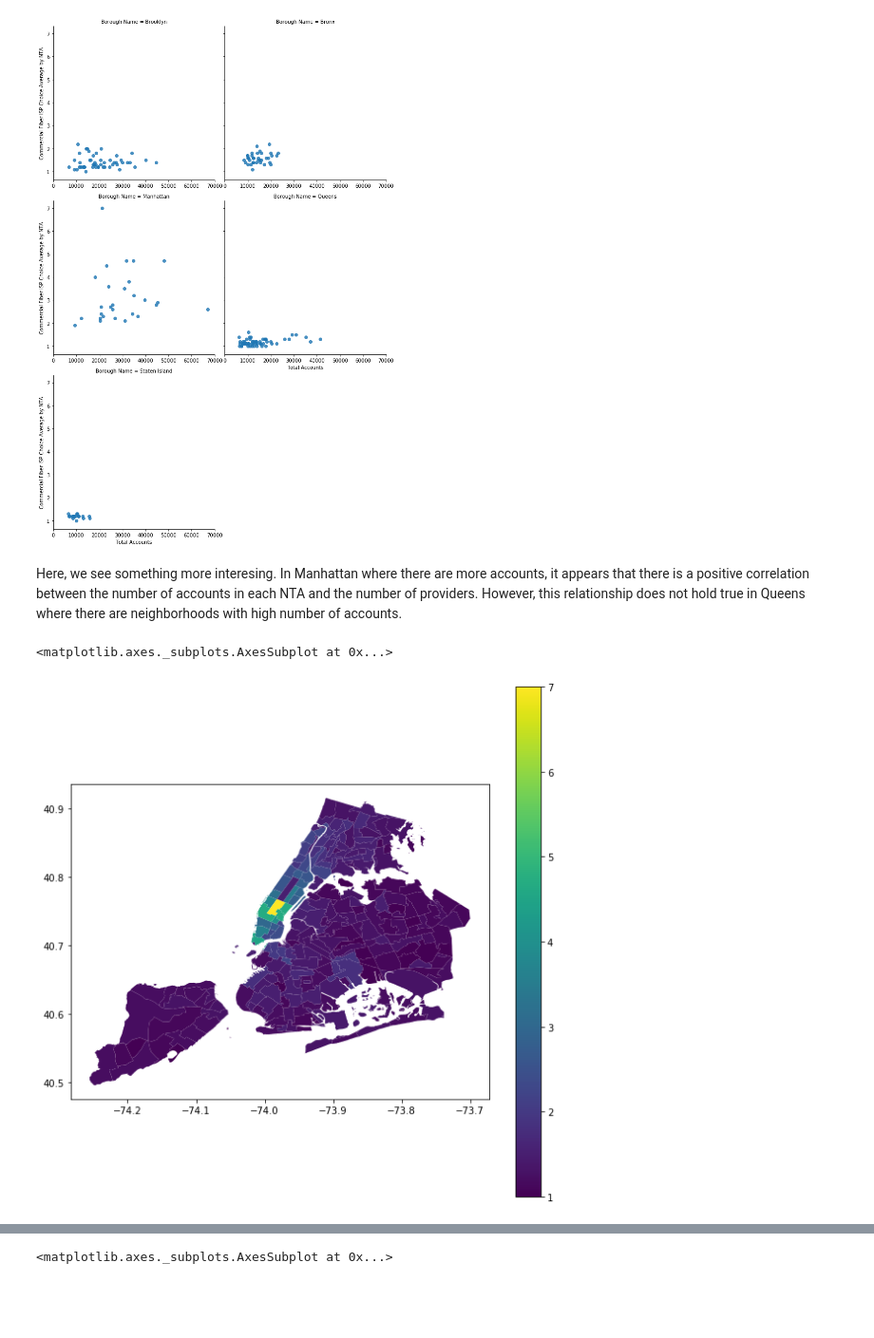
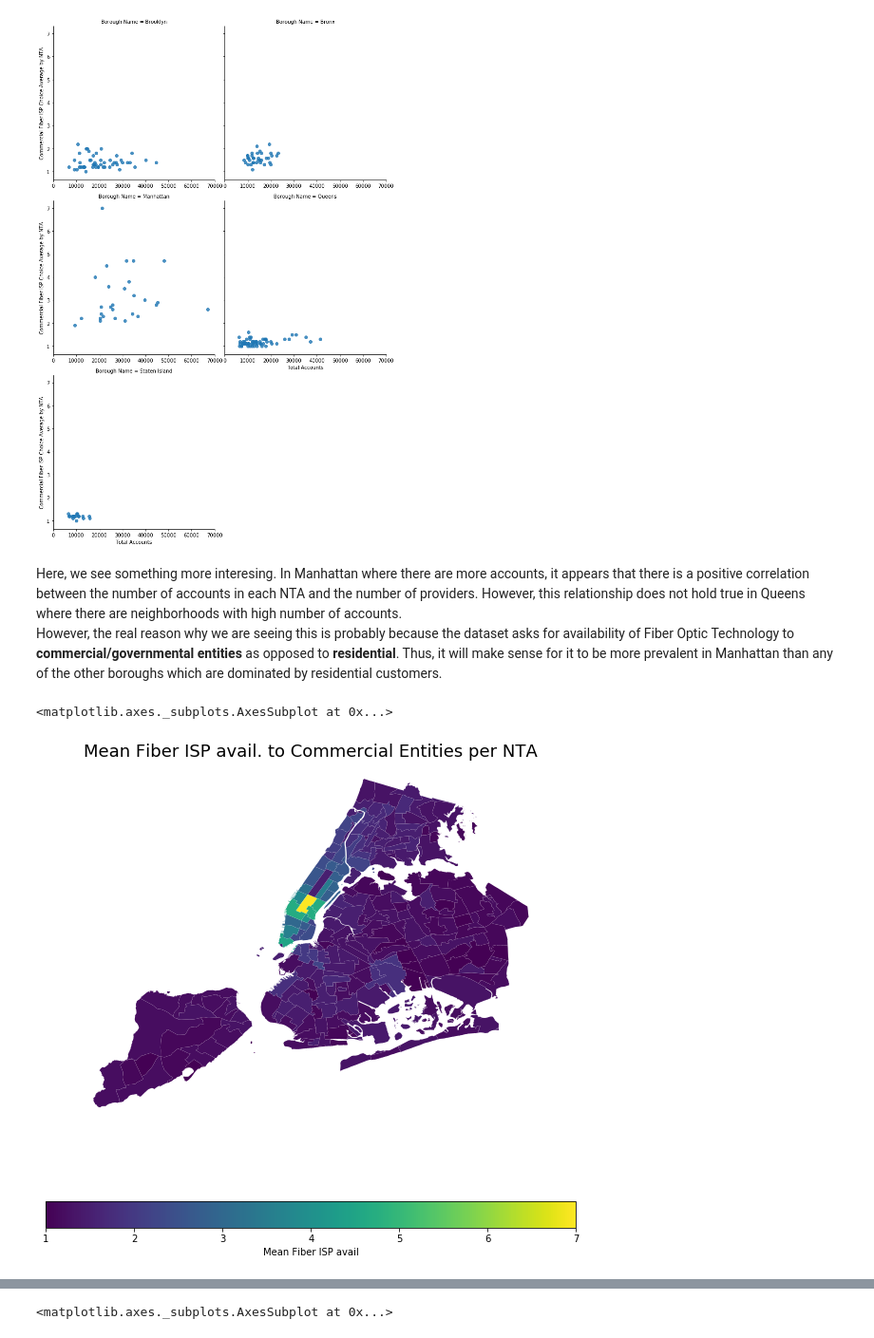
Before and after one commit to lyc1005/nyconnect, a Jupyter notebook: internet_master_plan_adoption_eda.ipynb, the cells around one changed output, grey strips where cells are left out. Shown at 95% size. Cells and saved outputs as stored; diff of their text form; code cells hidden in the pictures; blank space fills up the shorter version.

Commit message:
geospatial visualization

```diff
--- a/internet_master_plan_adoption_eda.ipynb
+++ b/internet_master_plan_adoption_eda.ipynb
@@ -42,7 +54,7 @@ target_var = ['Neighborhood Tabulation Area Code (NTA Code)', 'Neighborhood Tabu
               'Commercial Fiber Max ISP Choice by NTA', 'Percentage of Blocks without a Commercial Fiber Provider',
               'Percentage of Blocks with ISP Reported Speed Availability of >=25 Mbps (Broadband Speed)',
               'Percentage of Blocks with ISP Reported Speed Availability of >=900 Mbps', 'Estimated Number of Businesses',
-              'Number of Households', 'Total Accounts', 'Account Density', 'Population Projections 2050',
+              'Mobile Dependent Households (Percentage of Households)', 'Number of Households', 'Total Accounts', 'Account Density', 'Population Projections 2050',
               'Households Receiving Benefits', 'Low-Income Housing (NYCHA)', 'Number of NYCHA Buildings',
               'NYC Internet Master Plan Open Access Infrastructure Cost Comparison Coefficient',
               'Reviewed for Underground Fiber-to-the-Premise? (Y/N)', 'Reviewed for Aerial Fiber-to-the-Premise? (Y/N)',
@@ -103,4 +115,5 @@ plt.show(g)
 [figure]
 # %% [markdown]
 Here, we see something more interesing. In Manhattan where there are more accounts, it appears that there is a positive correlation between the number of accounts in each NTA and the number of providers. However, this relationship does not hold true in Queens where there are neighborhoods with high number of accounts.
+However, the real reason why we are seeing this is probably because the dataset asks for availability of Fiber Optic Technology to **commercial/governmental entities** as opposed to **residential**. Thus, it will make sense for it to be more prevalent in Manhattan than any of the other boroughs which are dominated by residential customers.
 # %%
@@ -107,7 +122,16 @@ Here, we see something more interesing. In Manhattan where there are more accoun
 nyc_nta = gpd.read_file(path + nta_path)
 nyc_nta_internet = nyc_nta.merge(adoption_nta_csv_narrow, left_on = "ntacode", right_on = "Neighborhood Tabulation Area Code (NTA Code)")
-# %%
-nyc_nta_internet.plot(figsize = (10,10), column = "Commercial Fiber ISP Choice Average by NTA", legend = True)
-# %% [output]
-<matplotlib.axes._subplots.AxesSubplot at 0x...>
-[figure, removed]
+# %%
+f, ax = plt.subplots(1, figsize=(10, 10))
+ax.set_title('Mean Fiber ISP avail. to Commercial Entities per NTA', fontsize=18)
+ax.axis("off")
+nyc_nta_internet.plot(ax = ax,
+                      column = "Commercial Fiber ISP Choice Average by NTA",
+                      legend = True,
+                     legend_kwds = {
+                         'label': 'Mean Fiber ISP avail',
+                         'orientation': 'horizontal'
+                     })
+# %% [output]
+<matplotlib.axes._subplots.AxesSubplot at 0x...>
+[figure, added]
```
Also changed, not shown: parts of 23 cells of this notebook, 4 other files.
